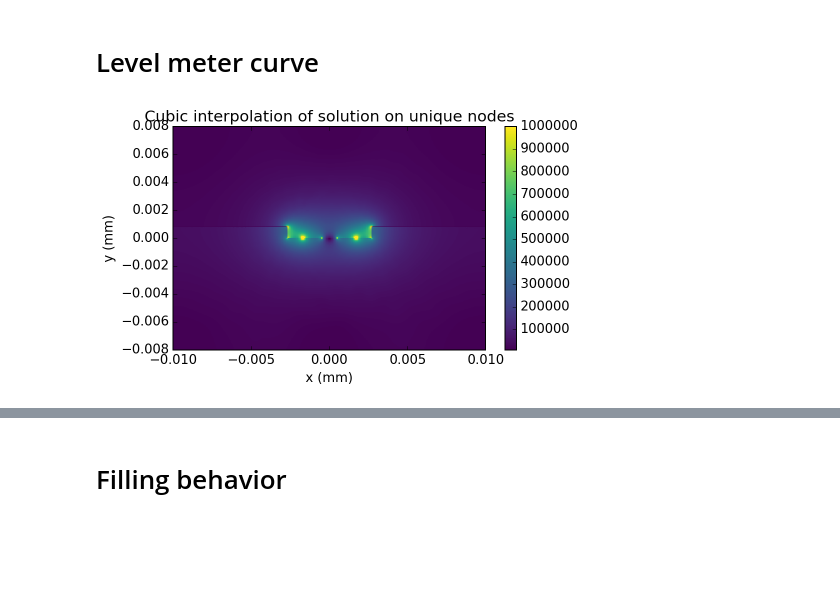
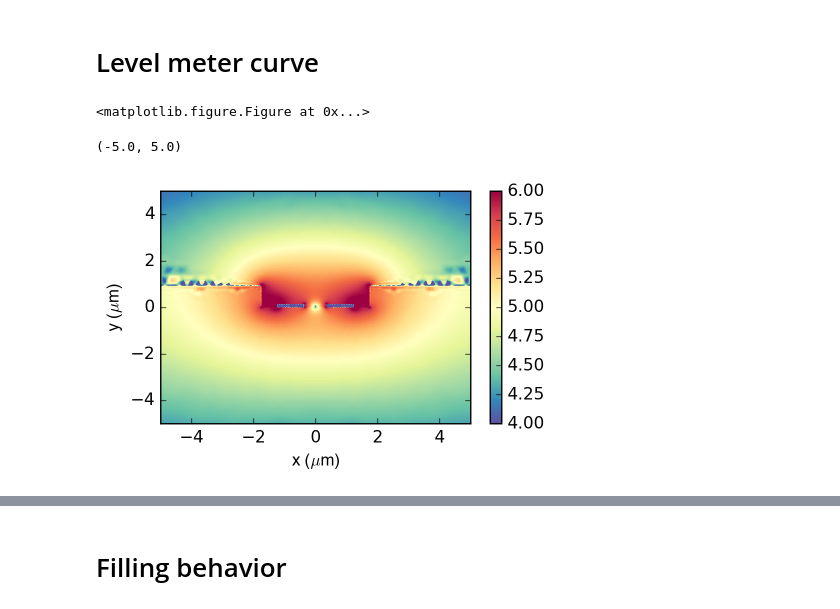
Before and after one commit to gkoolstra/ipython-notebooks, a Jupyter notebook: 20160530 - Master simulation notebook.ipynb, the cells around one changed output, grey strips where cells are left out. Drawn from its saved outputs; the diff is of its cells as text; code cells hidden in the pictures; blank space fills up the shorter version.

```diff
--- a/20160530 - Master simulation notebook.ipynb
+++ b/20160530 - Master simulation notebook.ipynb
@@ -79,13 +81,43 @@ path = r'/mnt/s/_Data/160513 - EonHe M016v5/data/simulation/Maxwell/160525 - Res
 #path = r'S:\_Data\160513 - EonHe M016v5\data\simulation\Maxwell\160525 - Resonator XZ cut\160530 - M016v5 resonator xz cut magE.dsp'
 elements, nodes, elem_solution, bounding_box = import_data.load_dsp(path)
-# %%
-h = 0.78E-3
-plt.figure(figsize=(7.,4.))
-xdata, ydata, Udata = interpolate_slow.prepare_for_interpolation(elements, nodes, elem_solution)
-xinterp, yinterp, Uinterp = interpolate_slow.plot_BC(xdata, ydata, Udata, xeval=np.linspace(-10E-3, 10E-3, 501),
-                                                     yeval=np.linspace(-8E-3, 8E-3, 1001), clim=(1E4, 1E6),
-                                                     plot_axes='xy', cmap=plt.cm.viridis)
-# %% [output]
-[figure, removed]
+# %%
+h = 0.78E-3
+
+xeval = anneal.construct_symmetric_y(-5, 501)
+yeval = np.linspace(-5, 5, 1001)
+
+plt.figure(figsize=(7.,4.))
+xdata, ydata, Udata = interpolate_slow.prepare_for_interpolation(elements, nodes, elem_solution)
+xinterp, yinterp, Uinterp = interpolate_slow.evaluate_on_grid(xdata, ydata, Udata, xeval=xeval,
+                                                     yeval=yeval, clim=None, plot_mesh=False, plot_data=False,
+                                                     plot_axes='xy', cmap=plt.cm.viridis)
+
+# Mirror around the y-axis
+ysize, xsize = np.shape(Uinterp)
+Uinterp_symmetric = np.zeros((ysize, 2*xsize))
+Uinterp_symmetric[:, :xsize] = Uinterp
+Uinterp_symmetric[:, xsize:] = Uinterp[:, ::-1]
+
+x_symmetric = np.zeros((ysize, 2*xsize))
+x_symmetric[:, :xsize] = xinterp
+x_symmetric[:, xsize:] = -xinterp[:, ::-1]
+
+y_symmetric = np.zeros((ysize, 2*xsize))
+y_symmetric[:, :xsize] = yinterp
+y_symmetric[:, xsize:] = yinterp
+# %% [output]
+<matplotlib.figure.Figure at 0x...>
+# %%
+plt.figure(figsize=(5.,3.))
+common.configure_axes(12)
+plt.pcolormesh(x_symmetric, y_symmetric, np.log10(Uinterp_symmetric), cmap=plt.cm.Spectral_r, vmin=4, vmax=6)
+plt.colorbar()
+plt.xlabel("x ($\mu$m)")
+plt.ylabel("y ($\mu$m)")
+plt.xlim(np.min(x_symmetric), np.max(x_symmetric))
+plt.ylim(np.min(y_symmetric), np.max(y_symmetric))
+# %% [output]
+(-5.0, 5.0)
+[figure, added]
 # %%
 # This cell only serves as a test to see if integrate_energy gets the correct input
```
Also changed, not shown: parts of 7 cells of this notebook, 6 other files.
